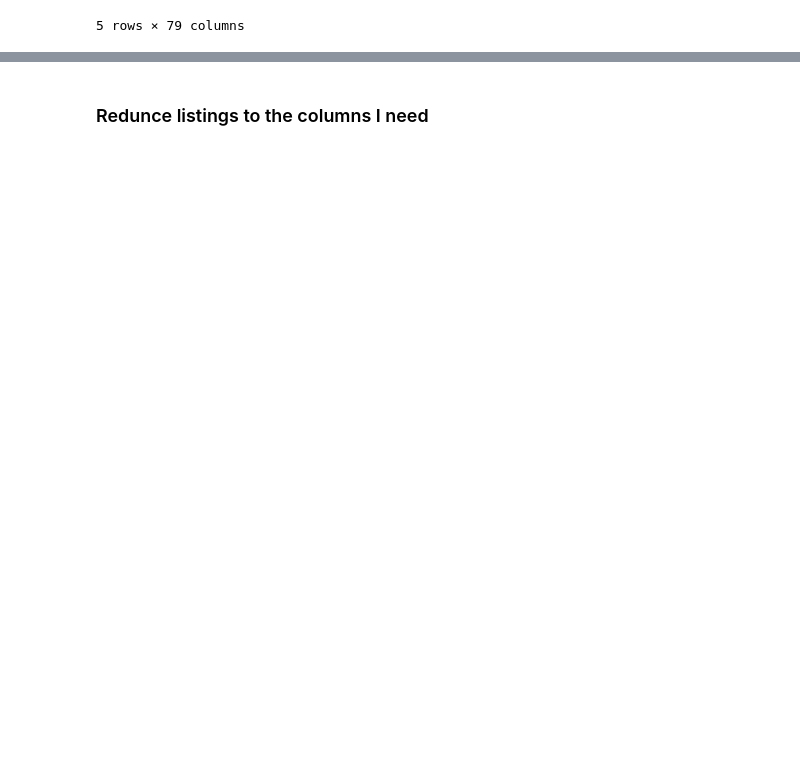
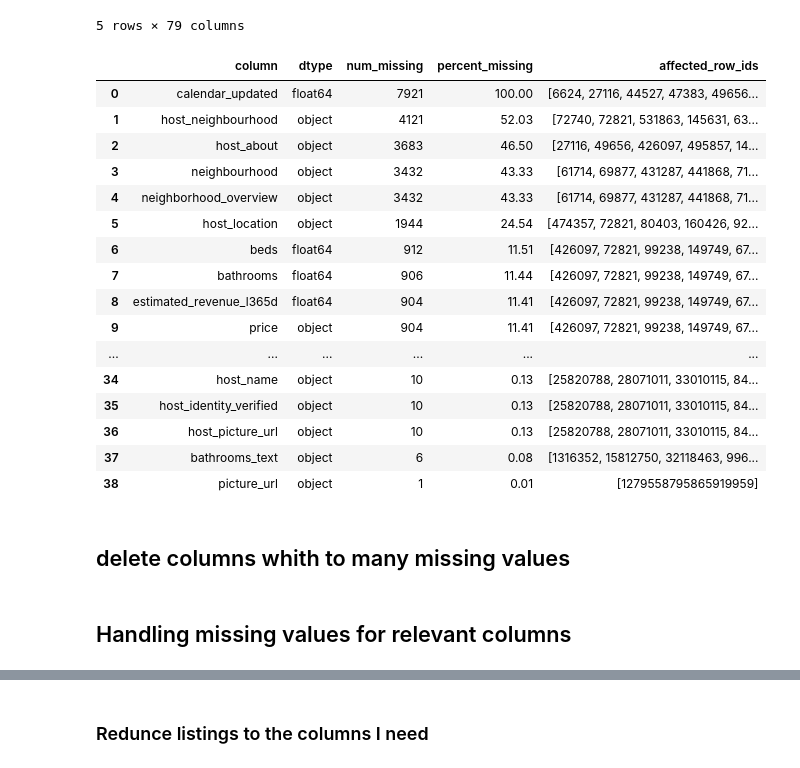
Before and after one commit to Aranidin/Project_ML_SS2025, a Jupyter notebook: Preprocessing/listings_prep.ipynb, the cells around one changed output, grey strips where cells are left out. Drawn from its saved outputs; the diff is of its cells as text; code cells hidden in the pictures; blank space fills up the shorter version.

```diff
--- a/Preprocessing/listings_prep.ipynb
+++ b/Preprocessing/listings_prep.ipynb
@@ -59,3 +59,50 @@ memory usage: 4.8+ MB
 | 3 | 47383 | https://www.airbnb.com/rooms/47383 | 20250302033917 | 2025-03-02 | city scrape | Ca' Barba B&B: room n102 (jacuzzi... | Ca' Barb B&B, a few steps away fr... | San Polo is highly rated by guest... | ... |
 | 4 | 49656 | https://www.airbnb.com/rooms/49656 | 20250302033917 | 2025-03-02 | city scrape | Ca' Foscari Apartment | It’s a lovely quiet newly restore... | The apartment is on the first flo... | ... |
 5 rows × 79 columns
+# %%
+def missing_info(df, id_column, sort_ascending=False):
+    missing_info = []
+
+    for col in df.columns:
+        missing_rows = df[df[col].isnull()]
+        num_missing = missing_rows.shape[0]
+
+        if num_missing > 0:
+            row_ids = missing_rows[id_column].tolist()
+            percent_missing = round((num_missing/df.shape[0])*100, 2)
+            dtype = df[col].dtype
+            missing_info.append({
+                'column': col,
+                'dtype': str(dtype),
+                'num_missing': num_missing,
+                'percent_missing': percent_missing,
+                'affected_row_ids': row_ids
+            })
+
+    missing_df = pd.DataFrame(missing_info)
+    missing_df = missing_df.sort_values(by="percent_missing", ascending=sort_ascending)
+    missing_df = missing_df.reset_index(drop=True)
+    return missing_df
+# %%
+missing_df = missing_info(listings, 'id', False)
+missing_df
+# %% [output]
+|  | column | dtype | num_missing | percent_missing | affected_row_ids |
+| 0 | calendar_updated | float64 | 7921 | 100.00 | [6624, 27116, 44527, 47383, 49656... |
+| 1 | host_neighbourhood | object | 4121 | 52.03 | [72740, 72821, 531863, 145631, 63... |
+| 2 | host_about | object | 3683 | 46.50 | [27116, 49656, 426097, 495857, 14... |
+| 3 | neighbourhood | object | 3432 | 43.33 | [61714, 69877, 431287, 441868, 71... |
+| 4 | neighborhood_overview | object | 3432 | 43.33 | [61714, 69877, 431287, 441868, 71... |
+| 5 | host_location | object | 1944 | 24.54 | [474357, 72821, 80403, 160426, 92... |
+| 6 | beds | float64 | 912 | 11.51 | [426097, 72821, 99238, 149749, 67... |
+| 7 | bathrooms | float64 | 906 | 11.44 | [426097, 72821, 99238, 149749, 67... |
+| 8 | estimated_revenue_l365d | float64 | 904 | 11.41 | [426097, 72821, 99238, 149749, 67... |
+| 9 | price | object | 904 | 11.41 | [426097, 72821, 99238, 149749, 67... |
+| ... | ... | ... | ... | ... | ... |
+| 34 | host_name | object | 10 | 0.13 | [25820788, 28071011, 33010115, 84... |
+| 35 | host_identity_verified | object | 10 | 0.13 | [25820788, 28071011, 33010115, 84... |
+| 36 | host_picture_url | object | 10 | 0.13 | [25820788, 28071011, 33010115, 84... |
+| 37 | bathrooms_text | object | 6 | 0.08 | [1316352, 15812750, 32118463, 996... |
+| 38 | picture_url | object | 1 | 0.01 | [1279558795865919959] |
+# %% [markdown]
+## delete columns whith to many missing values
@@ -61,0 +114,2 @@ memory usage: 4.8+ MB
+# %% [markdown]
+## Handling missing values for relevant columns
```
Also changed, not shown: parts of 8 cells of this notebook, 1 other file.
